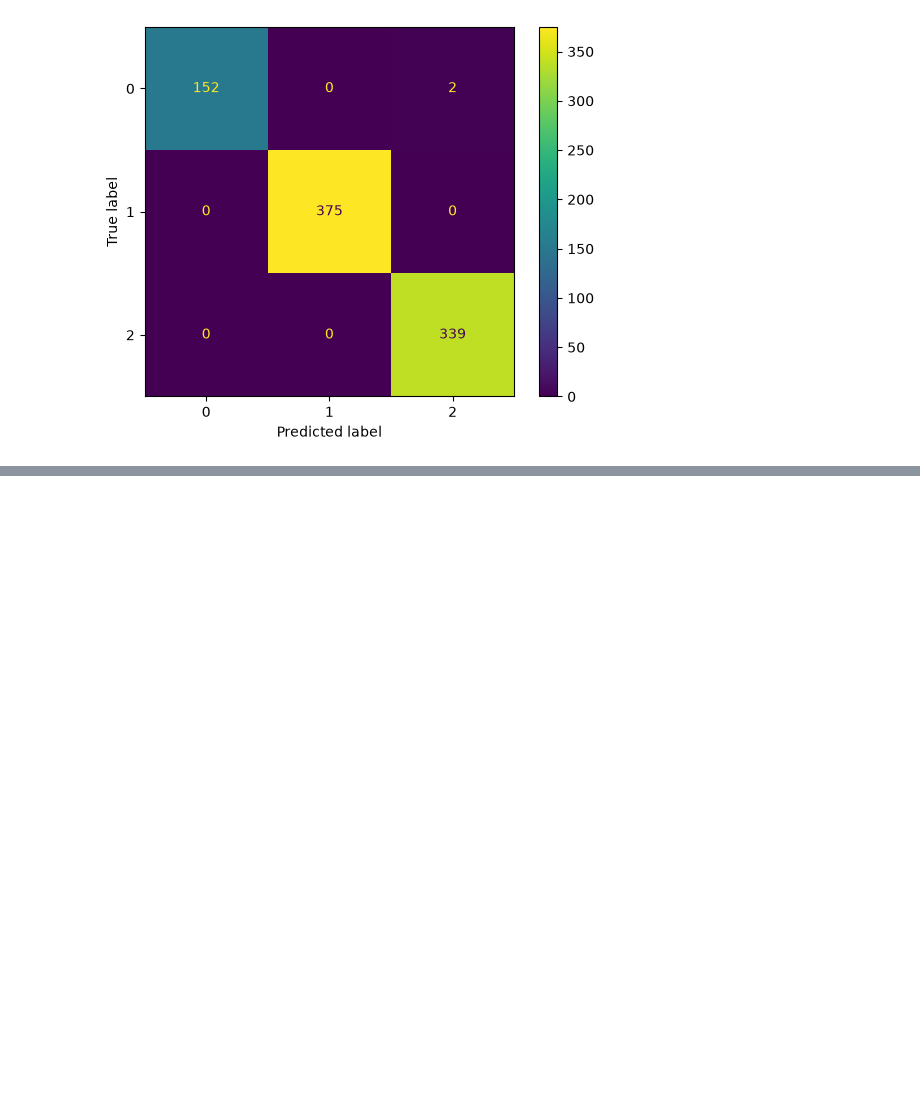
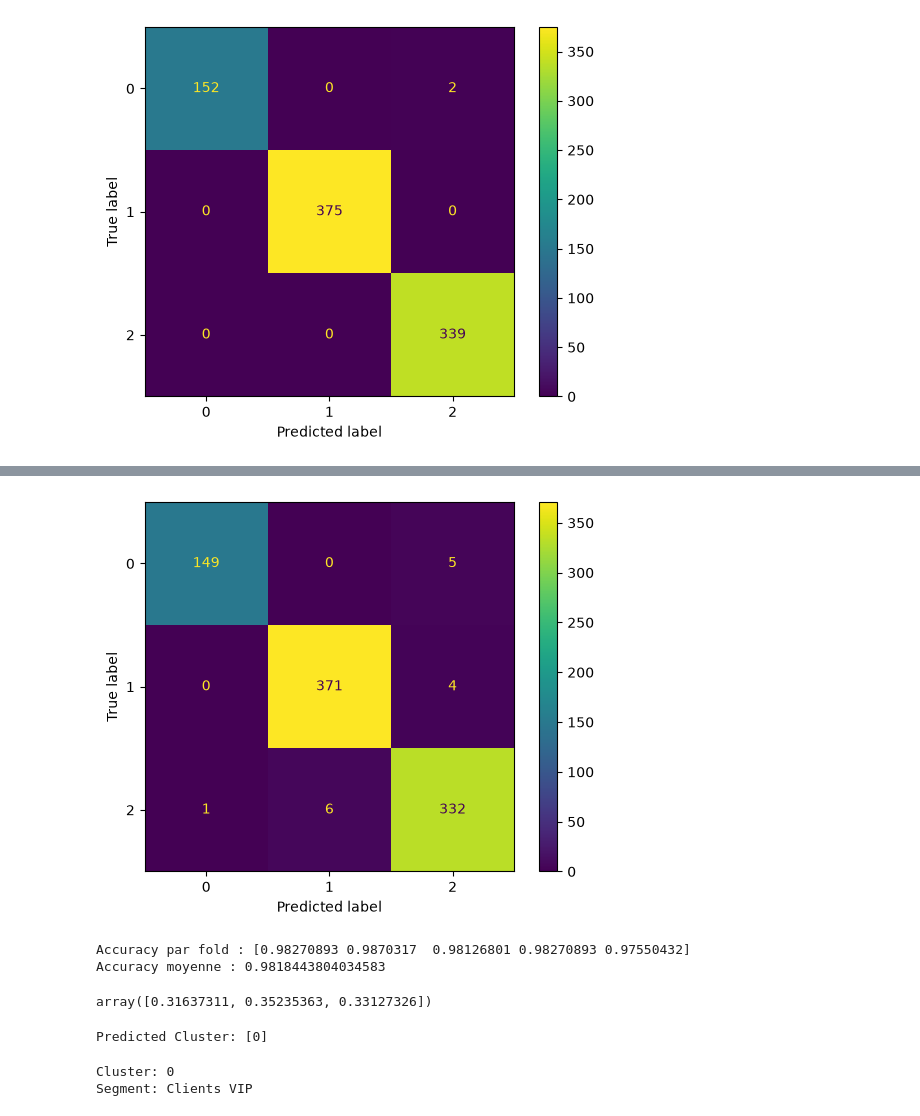
Before and after one commit to Kadiri-Mohamed/SegmentIQ, a Jupyter notebook: notebook/05_cluster_classification.ipynb, the cells around one changed output, grey strips where cells are left out. Cells and saved outputs as stored; diff of their text form; code cells hidden in the pictures; blank space fills up the shorter version.

```diff
--- a/notebook/05_cluster_classification.ipynb
+++ b/notebook/05_cluster_classification.ipynb
@@ -69,3 +69,18 @@ disp.plot()
 plt.show()
 # %% [output]
 [figure]
+# %%
+from sklearn.ensemble import RandomForestClassifier
+
+random_forest_model = RandomForestClassifier(
+    random_state=42,
+    n_jobs=-1
+)
+
+random_forest_model.fit(X_train, y_train)
+
+y_pred_rf = random_forest_model.predict(X_test)
+
+accuracy_rf = accuracy_score(y_test, y_pred_rf)
+
+print("Random Forest Accuracy:", accuracy_rf)
@@ -71,0 +103,49 @@ plt.show()
+# %%
+from sklearn.metrics import confusion_matrix, ConfusionMatrixDisplay
+
+cm_rf = confusion_matrix(y_test, y_pred_rf)
+
+disp = ConfusionMatrixDisplay(
+    confusion_matrix=cm_rf
+)
+
+disp.plot()
+plt.show()
+# %% [output]
+[figure, added]
+# %%
+from sklearn.model_selection import cross_val_score
+
+cv_scores = cross_val_score(
+    random_forest_model,
+    X_train,
+    y_train,
+    cv=5,
+    scoring="accuracy"
+)
+
+print("Accuracy par fold :", cv_scores)
+print("Accuracy moyenne :", cv_scores.mean())
+# %% [output]
+Accuracy par fold : [0.98270893 0.9870317  0.98126801 0.98270893 0.97550432]
+Accuracy moyenne : 0.9818443804034583
+# %%
+random_forest_model.feature_importances_
+# %% [output]
+array([0.31637311, 0.35235363, 0.33127326])
+# %%
+new_customer = pd.DataFrame({
+    "Recency": [10],
+    "Frequency": [8],
+    "Monetary": [5000]
+})
+
+new_customer_log = np.log1p(new_customer)
+
+new_customer_scaled = scaler.transform(new_customer_log)
+
+predicted_cluster = random_forest_model.predict(new_customer_scaled)
+
+print("Predicted Cluster:", predicted_cluster)
+# %% [output]
+Predicted Cluster: [0]
@@ -71,0 +158,10 @@ plt.show()
+# %%
+predicted_cluster = random_forest_model.predict(new_customer_scaled)
+
+predicted_segment = cluster_names[predicted_cluster[0]]
+
+print("Cluster:", predicted_cluster[0])
+print("Segment:", predicted_segment)
+# %% [output]
+Cluster: 0
+Segment: Clients VIP
```
Also changed, not shown: parts of 9 cells of this notebook, 1 other file.
